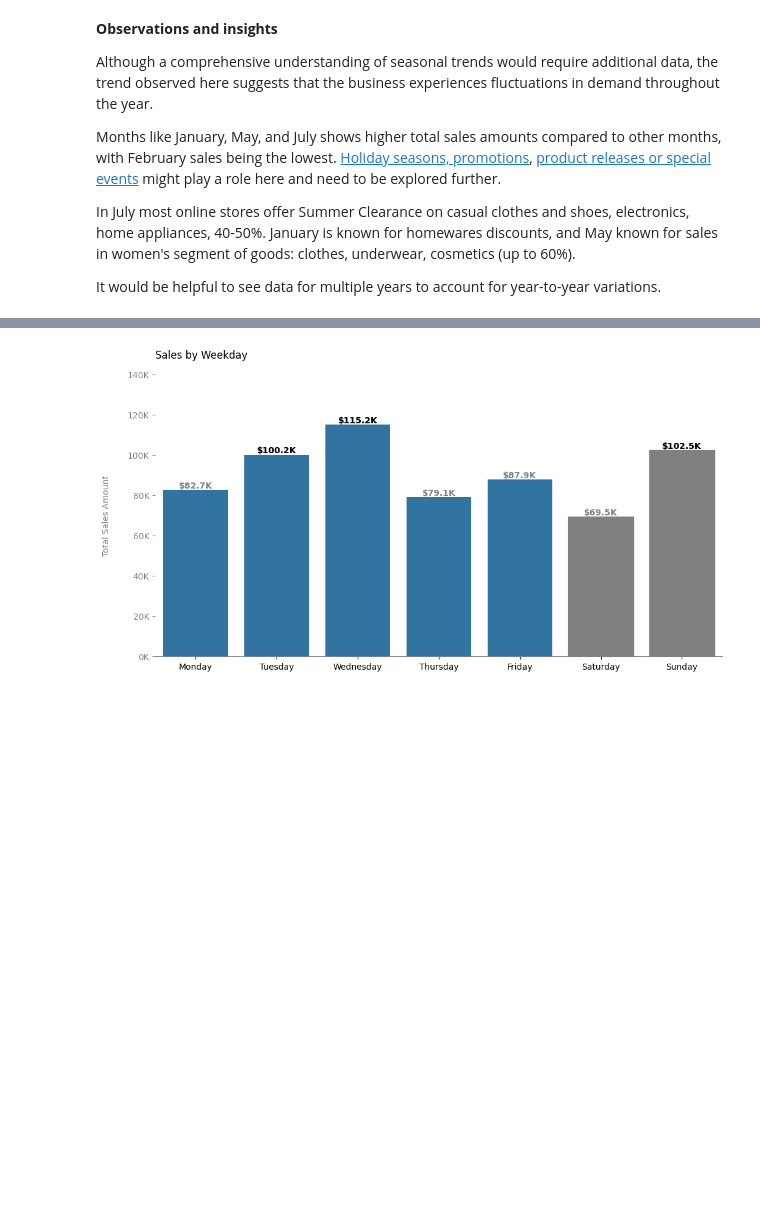
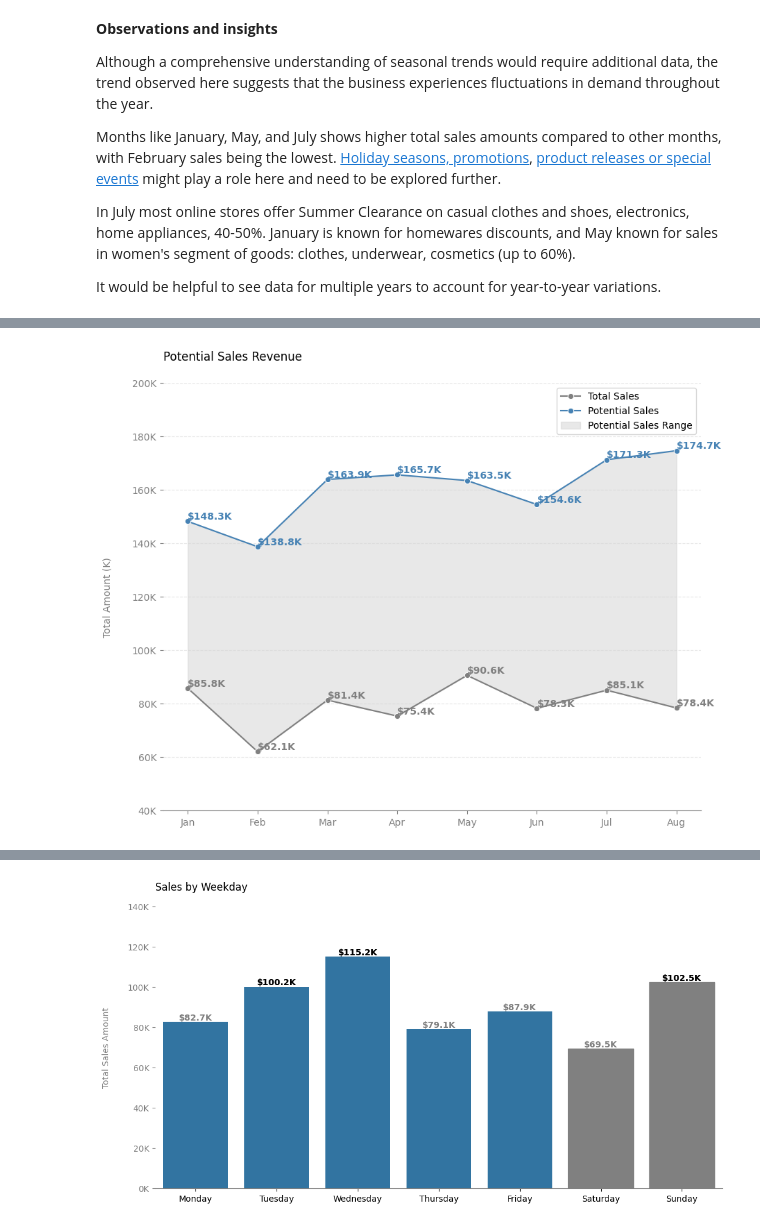
Before and after one commit to YuliaVK/Data-Analytics, a Jupyter notebook: EDA_Sales/notebooks/Sales_EDA.ipynb, the cells around one changed output, grey strips where cells are left out. Saved outputs shown, nothing was run; the diff lists cells and outputs as text; code cells hidden in the pictures; blank space fills up the shorter version.

```diff
--- a/EDA_Sales/notebooks/Sales_EDA.ipynb
+++ b/EDA_Sales/notebooks/Sales_EDA.ipynb
@@ -168,0 +176,35 @@ plt.show()
+# %%
+plt.figure(figsize=(10, 8))
+g = sns.lineplot(x='Month', y='TotalAmount', data=month_sales, marker='o', color='grey', label='Total Sales')
+sns.lineplot(x='Month', y='TotalAmount', data=potential_month_sales, marker='o', color='steelblue', label='Potential Sales')
+
+# Fill the area between the two lines with grey
+plt.fill_between(month_sales['Month'], month_sales['TotalAmount'], potential_month_sales['TotalAmount'], color='lightgrey', alpha=0.5, label='Potential Sales Range')
+
+plt.title('Potential Sales Revenue', loc='left', y=1.04)
+ylabels = ['{:,.0f}'.format(y) + 'K' for y in g.get_yticks() / 1000]
+g.set_yticks(g.get_yticks())
+g.set_yticklabels(ylabels)
+plt.ylabel('Total Amount (K)', color='grey', fontsize=10, labelpad=20)
+plt.xlabel(None)
+
+sns.despine()
+plt.grid(axis='y', linestyle='--', color='lightgrey', alpha=0.5)
+plt.gca().spines['left'].set_visible(False)
+plt.gca().spines['bottom'].set_color('grey')
+plt.tick_params(axis='x', colors='grey')
+plt.tick_params(axis='y', colors='grey')
+
+# Annotate sales and return amounts
+for index, row in month_sales.iterrows():
+    plt.text(row['Month'], row['TotalAmount'], f"${round(row['TotalAmount'] / 1000, 1)}K",
+             ha='left', va='bottom', color='grey', fontweight='bold')
+
+for index, row in potential_month_sales.iterrows():
+    plt.text(row['Month'], row['TotalAmount'], f"${round(row['TotalAmount'] / 1000, 1)}K",
+             ha='left', va='bottom', color='steelblue', fontweight='bold')
+
+plt.legend()
+plt.show()
+# %% [output]
+[figure, added]
```
Also changed, not shown: parts of 11 cells of this notebook.
